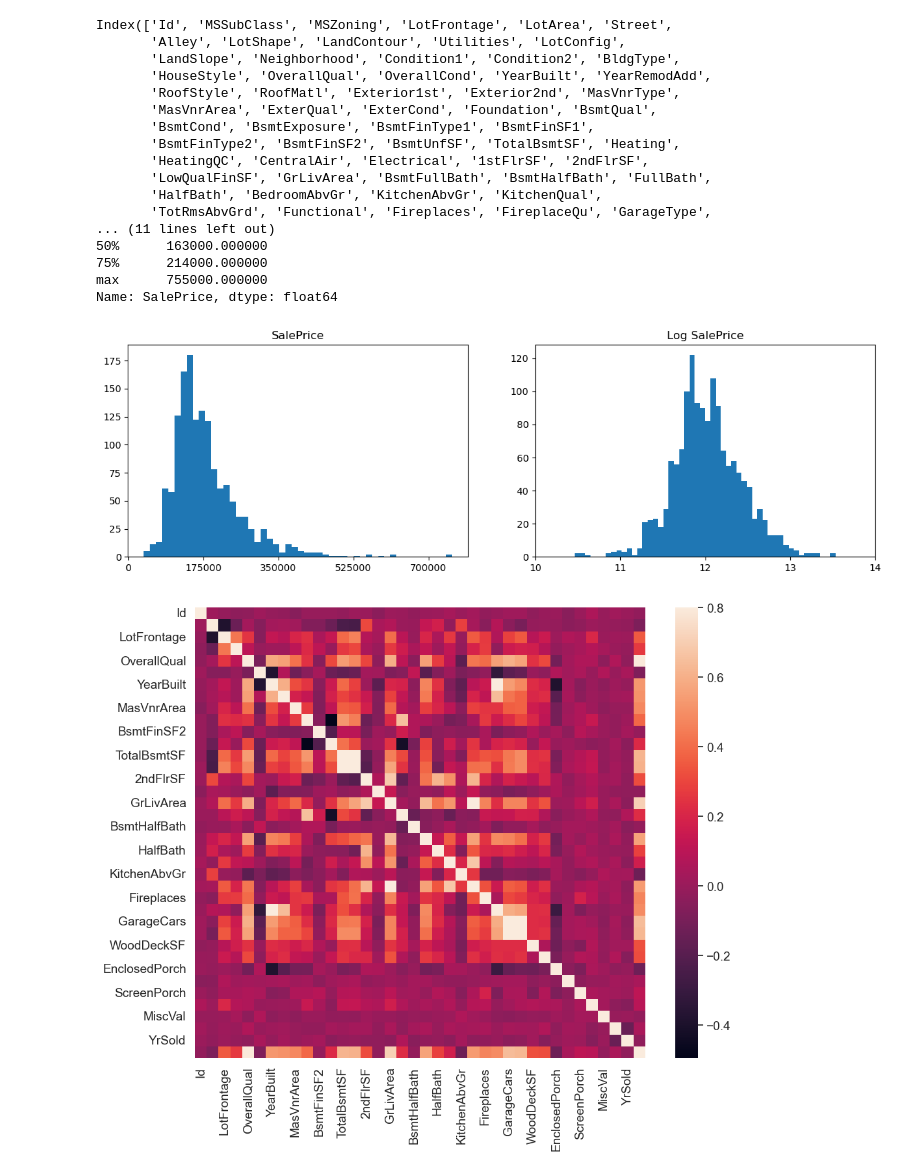
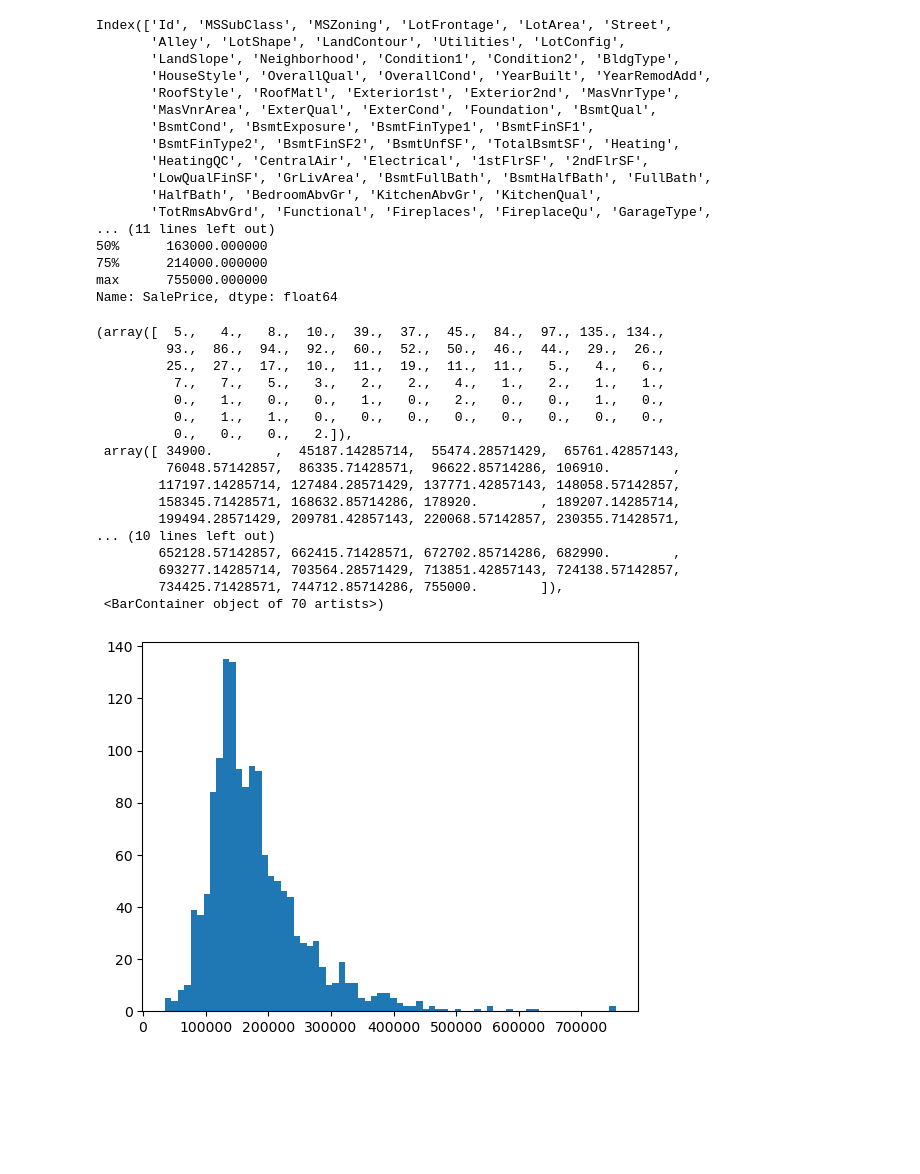
Before and after one commit to martil2105/housepy, a Jupyter notebook: housejup.ipynb, the cells around one changed output. Cells and saved outputs as stored; diff of their text form; code cells hidden in the pictures; blank space fills up the shorter version.

```diff
--- a/housejup.ipynb
+++ b/housejup.ipynb
@@ -31,22 +34,24 @@ Index(['Id', 'MSSubClass', 'MSZoning', 'LotFrontage', 'LotArea', 'Street',
 75%      214000.000000
 max      755000.000000
 Name: SalePrice, dtype: float64
-# %%
-fig, axes = plt.subplots(1, 2, figsize=(14, 4))
-axes[0].hist(df_train['SalePrice'], bins=50)
-axes[0].set_title('SalePrice')
-axes[0].set_xticks(range(0, 800000, 175000))
-log_price = np.log(df_train['SalePrice'])
-axes[1].hist(log_price, bins=50)
-axes[1].set_title('Log SalePrice')
-axes[1].set_xticks(range(10, 15))
-plt.show()
-# %% [output]
-[figure, removed]
-# %%
-correlation_matrix = df_train.corr()
-plt.figure(figsize=(12, 9))
-sns.heatmap(correlation_matrix, vmax=0.8, square=True)
-plt.show()
-# %% [output]
-[figure, removed]
+# %%
+plt.hist(df_train['SalePrice'], bins = 70)
+# %% [output]
+(array([  5.,   4.,   8.,  10.,  39.,  37.,  45.,  84.,  97., 135., 134.,
+         93.,  86.,  94.,  92.,  60.,  52.,  50.,  46.,  44.,  29.,  26.,
+         25.,  27.,  17.,  10.,  11.,  19.,  11.,  11.,   5.,   4.,   6.,
+          7.,   7.,   5.,   3.,   2.,   2.,   4.,   1.,   2.,   1.,   1.,
+          0.,   1.,   0.,   0.,   1.,   0.,   2.,   0.,   0.,   1.,   0.,
+          0.,   1.,   1.,   0.,   0.,   0.,   0.,   0.,   0.,   0.,   0.,
+          0.,   0.,   0.,   2.]),
+ array([ 34900.        ,  45187.14285714,  55474.28571429,  65761.42857143,
+         76048.57142857,  86335.71428571,  96622.85714286, 106910.        ,
+        117197.14285714, 127484.28571429, 137771.42857143, 148058.57142857,
+        158345.71428571, 168632.85714286, 178920.        , 189207.14285714,
+        199494.28571429, 209781.42857143, 220068.57142857, 230355.71428571,
+... (10 lines left out)
+        652128.57142857, 662415.71428571, 672702.85714286, 682990.        ,
+        693277.14285714, 703564.28571429, 713851.42857143, 724138.57142857,
+        734425.71428571, 744712.85714286, 755000.        ]),
+ <BarContainer object of 70 artists>)
+[figure, added]
```
Also changed, not shown: parts of 7 cells of this notebook.
